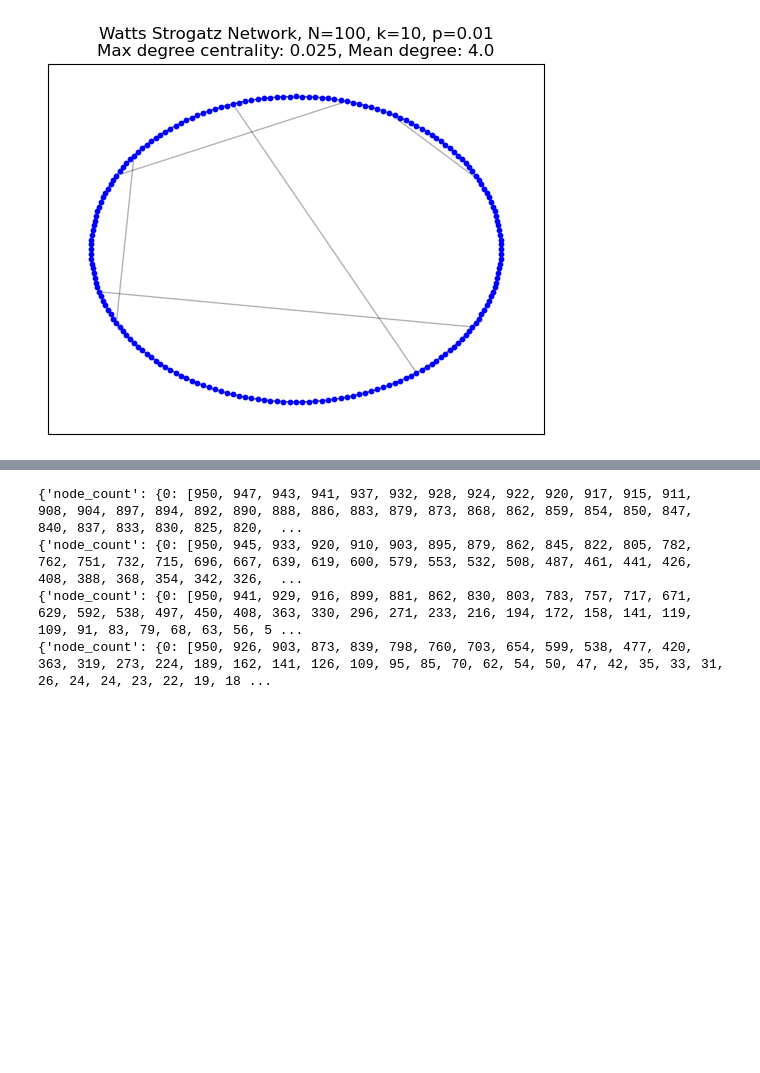
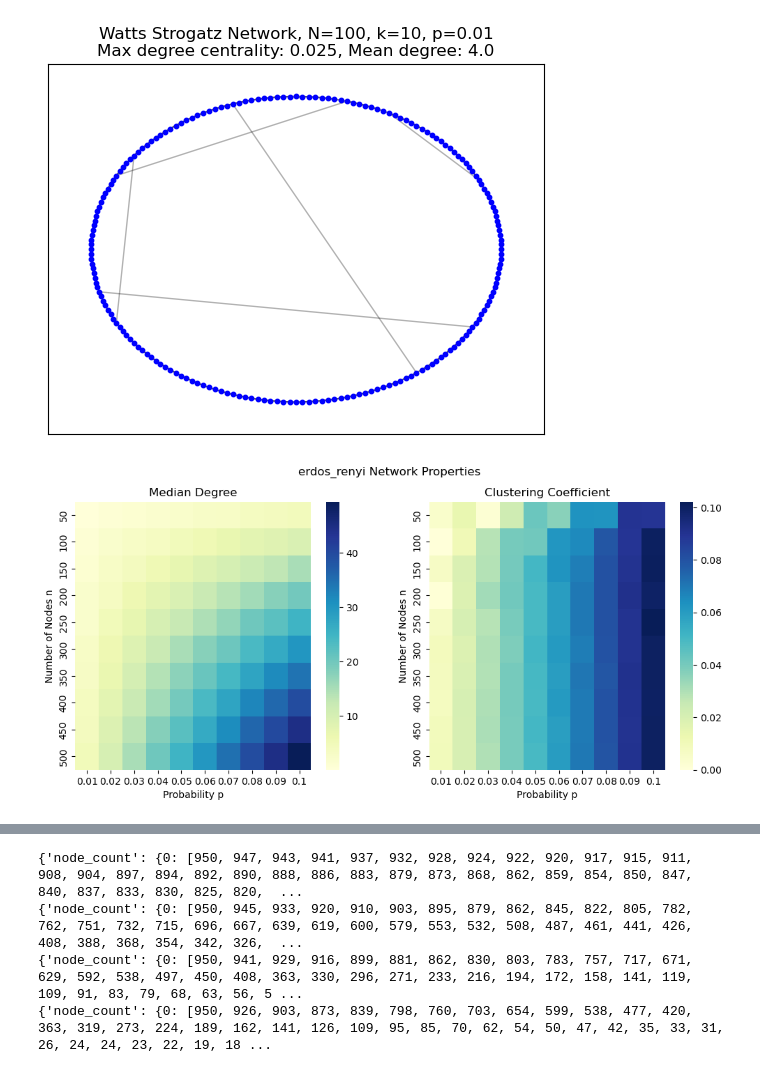
Before and after one commit to kylehtunis/stochastic-modeling, a Jupyter notebook: problem2.ipynb, the cells around one changed output, grey strips where cells are left out. Drawn from its saved outputs; the diff is of its cells as text; code cells hidden in the pictures; blank space fills up the shorter version.

Commit message:
graph type exploration

```diff
--- a/problem2.ipynb
+++ b/problem2.ipynb
@@ -114,3 +110,84 @@ plt.show()
 [figure]
 [figure]
 [figure]
+# %%
+def plot_heatmaps(median_degrees, clustering, ns, ps,type):
+    # Plot heatmaps
+    import seaborn as sns
+    import matplotlib.pyplot as plt
+    plt.figure(figsize=(12, 5))
+    plt.suptitle(f"{type} Network Properties")
+    plt.subplot(1, 2, 1)
+    sns.heatmap(median_degrees, xticklabels=np.round(ps, 2), yticklabels=np.round(ns, 0), cmap="YlGnBu")
+    plt.title("Median Degree")
+    if type == 'barabasi_albert':
+        plt.xlabel("Number of edges m")
+        plt.ylabel("Number of Nodes n")
+    elif type == 'watts_strogatz':
+        plt.xlabel("Probability p")
+        plt.ylabel("Number of connected neighbours k")
+    elif type == 'erdos_renyi':
+        plt.xlabel("Probability p")
+        plt.ylabel("Number of Nodes n")
+
+    plt.subplot(1, 2, 2)
+    sns.heatmap(clustering, xticklabels=np.round(ps, 2), yticklabels=np.round(ns, 0), cmap="YlGnBu")
+    plt.title("Clustering Coefficient")
+    if type == 'barabasi_albert':
+        plt.xlabel("Number of edges m")
+        plt.ylabel("Number of Nodes n")
+    elif type == 'watts_strogatz':
+        plt.xlabel("Probability p")
+        plt.ylabel("Number of connected neighbours k")
+    elif type == 'erdos_renyi':
+        plt.xlabel("Probability p")
+        plt.ylabel("Number of Nodes n")
+    plt.show()
+
+def graph_exploration(type,A, B, N, C = None):
+    # Vary n and p for Erdos Renyi, compute median degree and max degree centrality
+    median_degrees = np.zeros((len(A), len(B)))
+    clustering = np.zeros((len(A), len(B)))
+
+    for _ in range(N):
+        for i, a in enumerate(A):
+            for j, b in enumerate(B):
+                if type == 'erdos_renyi':
+                    g = nx.erdos_renyi_graph(int(a),b)
+                elif type == 'barabasi_albert':
+                    g = nx.barabasi_albert_graph(int(a), int(b))
+                elif type == 'watts_strogatz':
+                    g = nx.watts_strogatz_graph(C,int(a), int(b))
+                else:
+                    raise ValueError("Unknown graph type")
+
+                degrees = [d for _, d in g.degree()]
+                median_degrees[i, j] += np.median(degrees)
+                clustering[i,j] += nx.average_clustering(g)
+
+    median_degrees /= N
+    clustering /= N
+    plot_heatmaps(median_degrees, clustering, A, B,type)
+
+# Explore network types
+import numpy as np
+
+N = 10
+# Erdos renyi params
+ns_er = np.linspace(50, 500, 10,dtype=int)
+ps_er = np.linspace(0.01, 0.1, 10)
+
+# Barabasi Albert params
+ns_ba = np.linspace(50, 500, 10,dtype=int)
+ms_ba = np.linspace(1, 10, 10,dtype=int)
+
+# Watts Strogatz params
+ks_ws = np.linspace(2, 20, 10,dtype=int)
+ps_ws = np.linspace(0.01, 0.1, 10)
+C = 100  # Number of nodes for Watts Strogatz
+
+graph_exploration('erdos_renyi', ns_er, ps_er, N)
+graph_exploration('barabasi_albert', ns_ba, ms_ba, N)
+graph_exploration('watts_strogatz', ks_ws, ps_ws, N, C)
+# %% [output]
+[figure, added]
```
Also changed, not shown: parts of 2 cells of this notebook.
